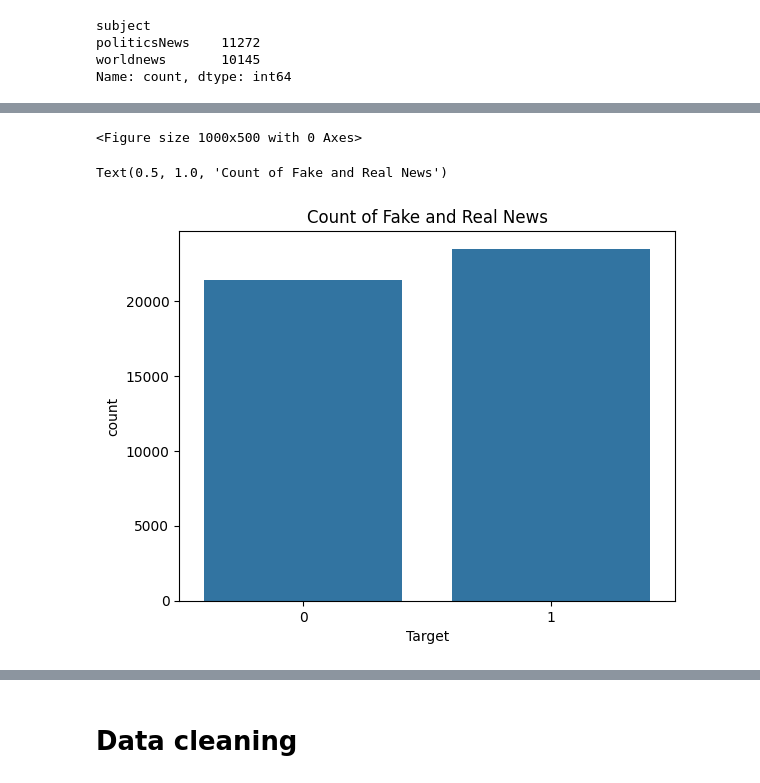
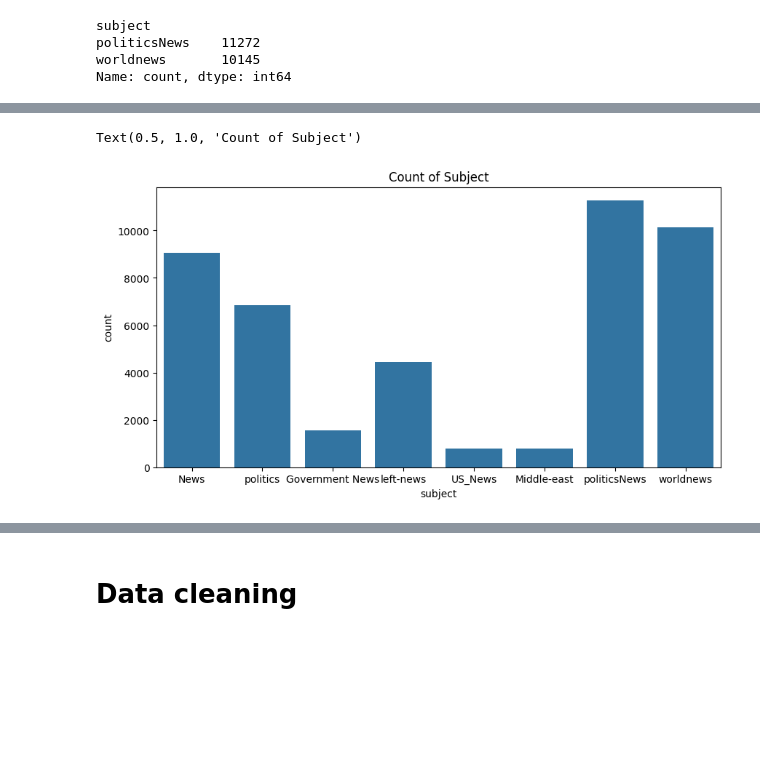
Before and after one commit to moha21ad035/FakeNewsDetector, a Jupyter notebook: model.ipynb, the cells around one changed output, grey strips where cells are left out. Cells and saved outputs as stored; diff of their text form; code cells hidden in the pictures; blank space fills up the shorter version.

```diff
--- a/model.ipynb
+++ b/model.ipynb
@@ -111,10 +118,7 @@ import matplotlib.pyplot as plt
 # %%
-fig = plt.figure(figsize=(10,5))
+fig = plt.figure(figsize=(10, 5))
+graph = sns.countplot(x="subject", data=df)
+plt.title("Count of Subject")
 # %% [output]
-<Figure size 1000x500 with 0 Axes>
+Text(0.5, 1.0, 'Count of Subject')
+[figure, added]
-# %%
-graph = sns.countplot(x="Target", data=df)
-plt.title("Count of Fake and Real News")
-# %% [output]
-Text(0.5, 1.0, 'Count of Fake and Real News')
-[figure, removed]
```
Also changed, not shown: parts of 12 cells of this notebook, 6 other files.
